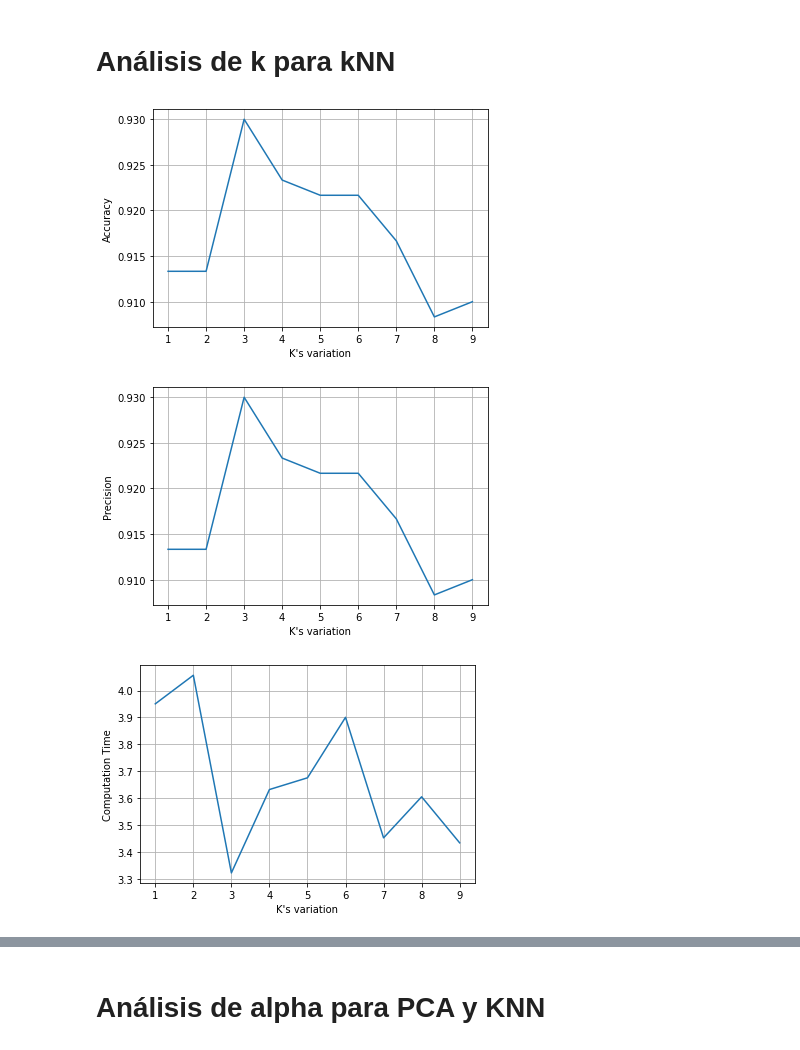
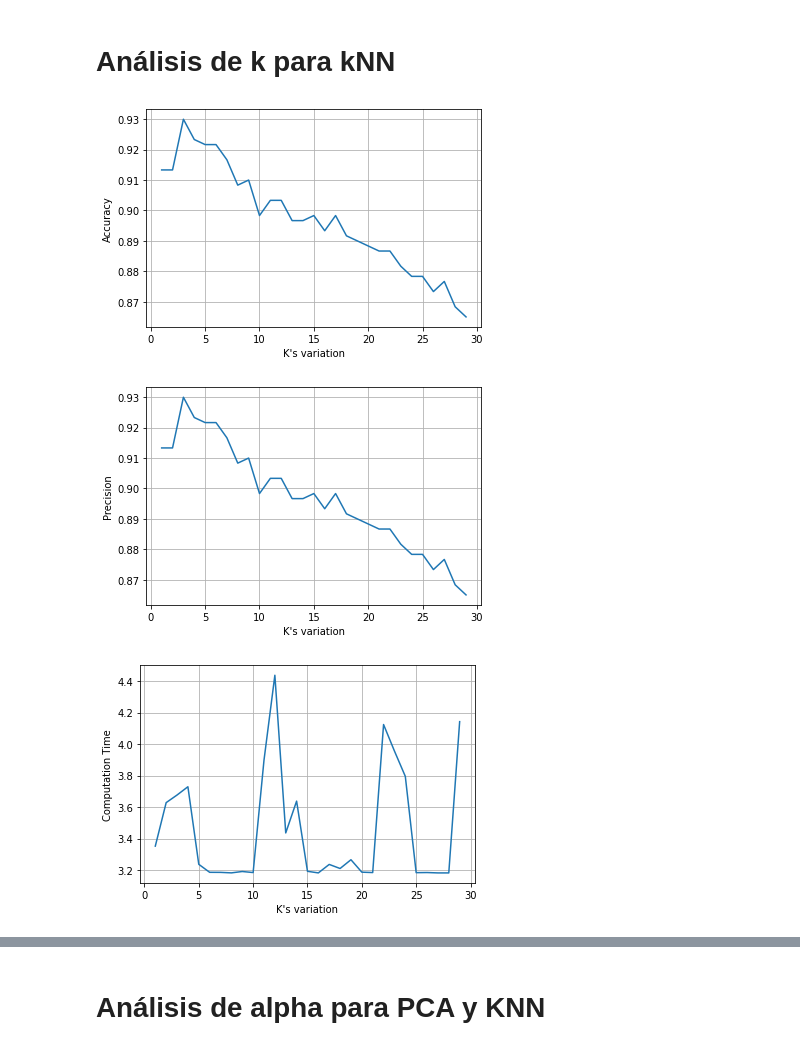
Before and after one commit to davidvenegasr/MetNum, a Jupyter notebook: tp2/notebooks/Experimentacion.ipynb, the cells around one changed output, grey strips where cells are left out. Cells and saved outputs as stored; diff of their text form; code cells hidden in the pictures.

```diff
--- a/tp2/notebooks/Experimentacion.ipynb
+++ b/tp2/notebooks/Experimentacion.ipynb
@@ -162,7 +159,7 @@ total_precisions = []
 total_knnTimes = []
 
 # Los k que voy a probar están entre 0 y 49
-k_list = np.arange(1,10)
+k_list = np.arange(1,30)
 
 for k in k_list:
     # Tomo el tiempo antes de iniciar la ejecución del algoritmo knn
@@ -195,33 +192,33 @@ mean_accuracies = np.mean(total_accuracies)
 mean_precisions = np.mean(total_precisions)
 
 std_deviation_knnTimes = np.std(total_knnTimes)
 std_deviation_accuracies = np.std(total_accuracies)
 std_deviation_precisions = np.std(total_precisions)
 
 plt.figure("Accuracies by k variation")
 plt.plot(k_list, total_accuracies)
 plt.grid()
 plt.xlabel("K's variation")
 plt.ylabel("Accuracy")
 plt.savefig("ExperimentResults/FinalAccuracies_variation_by_k_10-20.png")
 plt.show()
 
 plt.figure("Precisions by k variation")
 plt.plot(k_list, total_precisions)
 plt.grid()
 plt.xlabel("K's variation")
 plt.ylabel("Precision")
 plt.savefig("ExperimentResults/FinalPrecisions_variation_by_k_10-20.png")
 plt.show()
 
 plt.figure("Computation time by k variation")
 plt.plot(k_list, total_knnTimes)
 plt.grid()
 plt.xlabel("K's variation")
 plt.ylabel("Computation Time")
 plt.savefig("ExperimentResults/FinalComputeTime_variation_by_k_10-20.png")
 plt.show()
 # %% [output]
-[figure, old version]
+[figure, new version]
-[figure, old version]
+[figure, new version]
-[figure, old version]
+[figure, new version]
```
Also changed, not shown: parts of 4 cells of this notebook, 12 other files.
